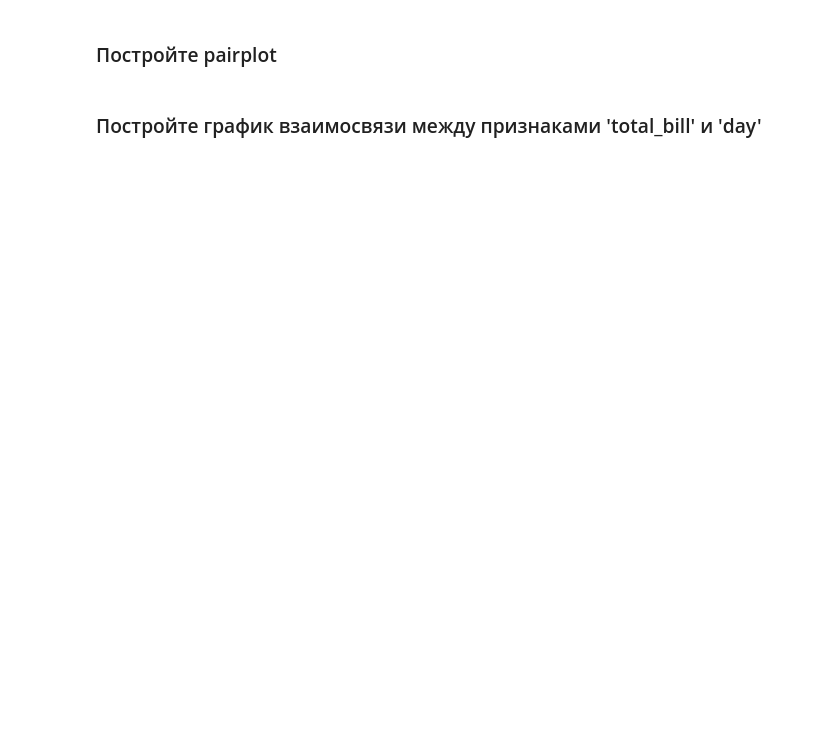
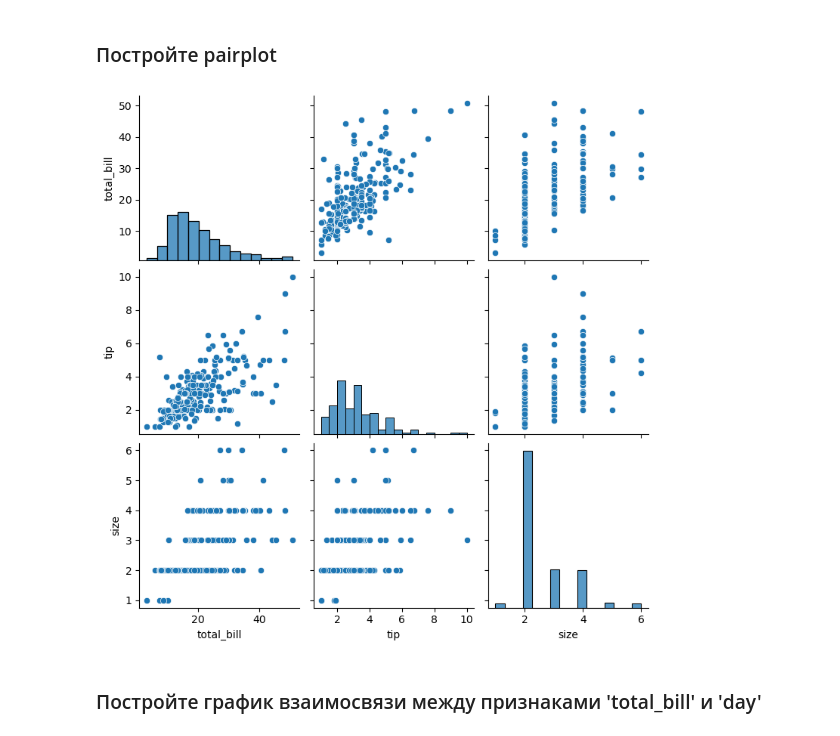
Before and after one commit to msergej/ML-Basic, a Jupyter notebook: homework_07/homework_07.ipynb, the cells around one changed output. Cells and saved outputs as stored; diff of their text form; code cells hidden in the pictures; blank space fills up the shorter version.

```diff
--- a/homework_07/homework_07.ipynb
+++ b/homework_07/homework_07.ipynb
@@ -248,2 +258,7 @@ tips[['smoker', 'smoker_binary']].head(3)
+# %%
+sns.pairplot(tips)
+plt.show()
+# %% [output]
+[figure, added]
 # %% [markdown]
 ### Постройте график взаимосвязи между признаками 'total_bill' и 'day'
```
Also changed, not shown: parts of 13 cells of this notebook.
